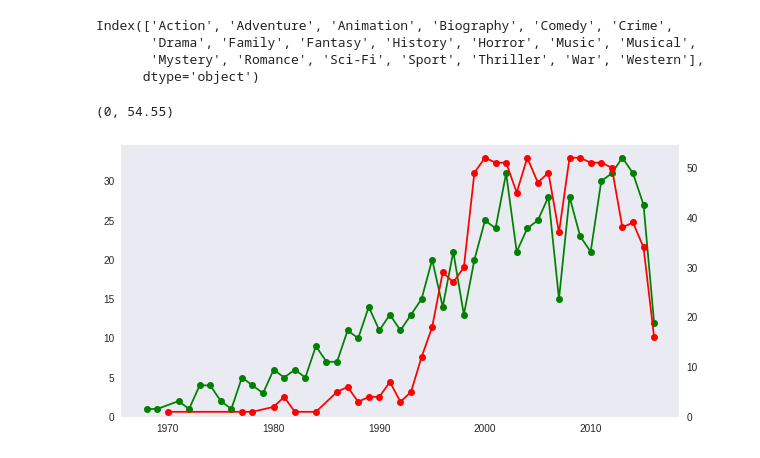
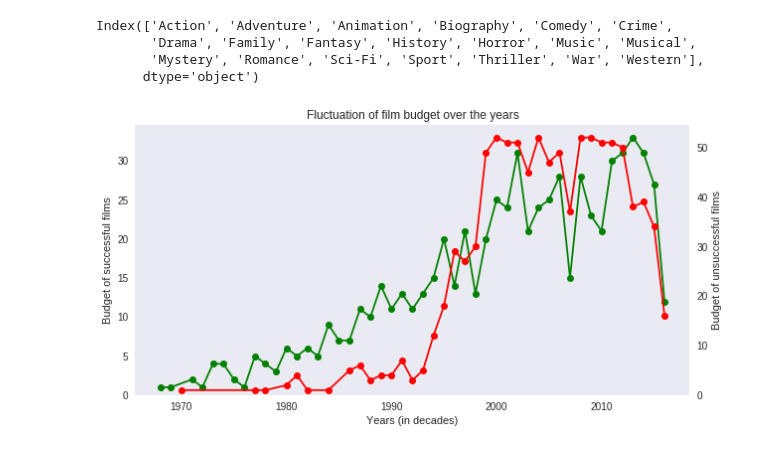
Before and after one commit to myroslavarm/MovieAnalysis, a Jupyter notebook: movieanalysis.ipynb, the cells around one changed output. Drawn from its saved outputs; the diff is of its cells as text; code cells hidden in the pictures.

Commit message:
updated with more visualisations

```diff
--- a/movieanalysis.ipynb
+++ b/movieanalysis.ipynb
@@ -174,18 +170,22 @@ Index(['Action', 'Adventure', 'Animation', 'Biography', 'Comedy', 'Crime',
 # %%
 import matplotlib.pyplot as plt
 bdgt_analysis_s = successful[['budget', 'title_year']].groupby('title_year')
 fig, ax1 = plt.subplots(figsize=(10,5))
 ax1.plot(bdgt_analysis_s.title_year.first(), bdgt_analysis_s.budget.nunique(), "g-o")
 ax1.grid(None)
 ax1.set_ylim(0,)
 
 # green - successful, red - unsuccessful
 
 bdgt_analysis_u = unsuccessful[['budget', 'title_year']].groupby('title_year')
 ax2 = ax1.twinx()
 ax2.plot(bdgt_analysis_u.title_year.first(), bdgt_analysis_u.budget.count(), "r-o")
 ax2.grid(None)
 ax2.set_ylim(0,)
+
+ax1.set_xlabel('Years (in decades)')
+ax1.set_ylabel('Budget of successful films'); ax2.set_ylabel('Budget of unsuccessful films')
+plt.title('Fluctuation of film budget over the years')
+plt.show()
 # %% [output]
-(0, 54.55)
-[figure, old version]
+[figure, new version]
```
Also changed, not shown: parts of 6 cells of this notebook.
